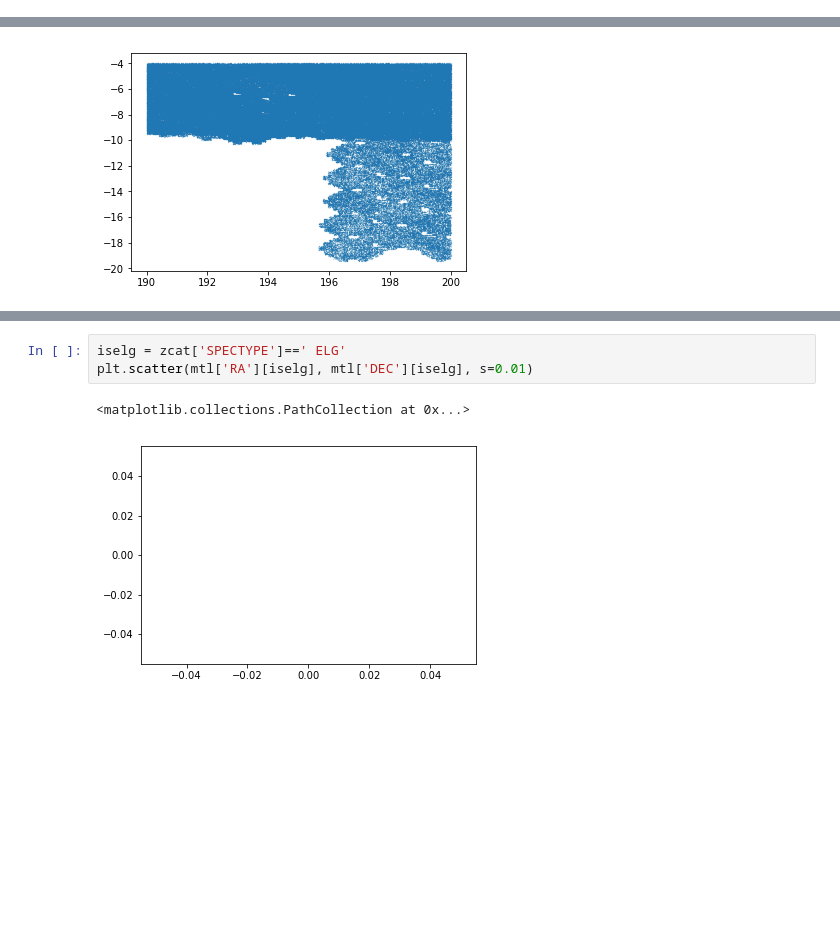
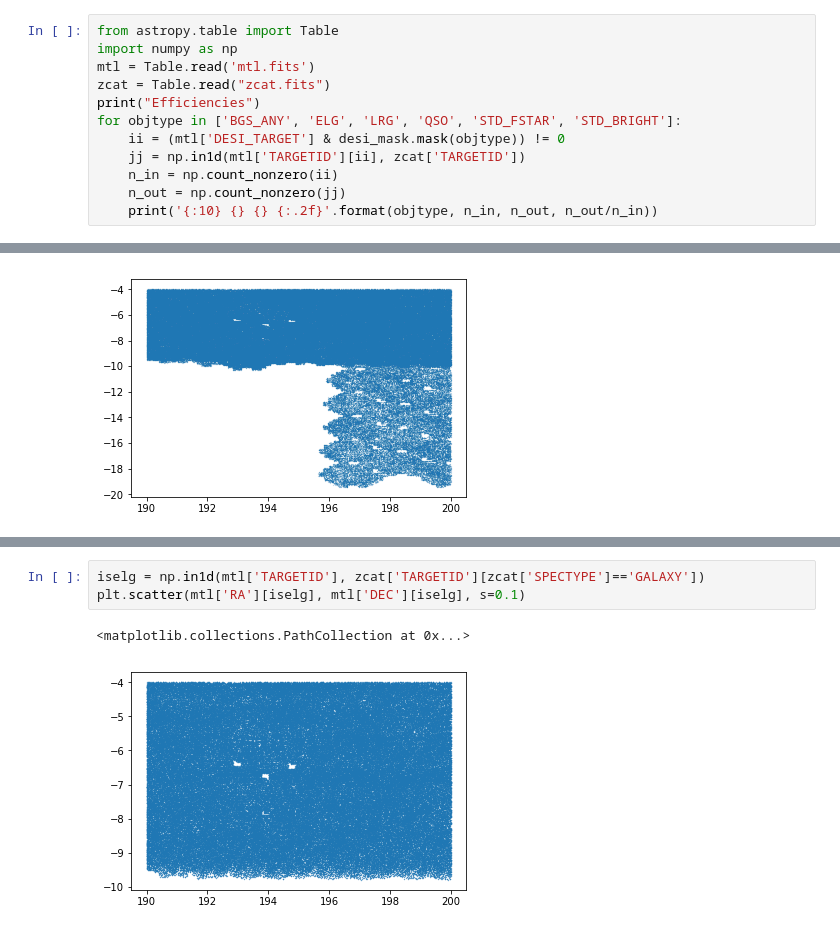
Before and after one commit to forero/SandboxDESI, a Jupyter notebook: decals/supplement_files_from_targets.ipynb, the cells around one changed output, grey strips where cells are left out. Saved outputs shown, nothing was run; the diff lists cells and outputs as text; blank space fills up the shorter version.

```diff
--- a/decals/supplement_files_from_targets.ipynb
+++ b/decals/supplement_files_from_targets.ipynb
@@ -88,0 +88,12 @@ Thu Nov 16 21:54:04 2017 QC done
+# %%
+from astropy.table import Table
+import numpy as np
+mtl = Table.read('mtl.fits')
+zcat = Table.read("zcat.fits")
+print("Efficiencies")
+for objtype in ['BGS_ANY', 'ELG', 'LRG', 'QSO', 'STD_FSTAR', 'STD_BRIGHT']:
+    ii = (mtl['DESI_TARGET'] & desi_mask.mask(objtype)) != 0
+    jj = np.in1d(mtl['TARGETID'][ii], zcat['TARGETID'])
+    n_in = np.count_nonzero(ii)
+    n_out = np.count_nonzero(jj)
+    print('{:10} {} {} {:.2f}'.format(objtype, n_in, n_out, n_out/n_in))
@@ -105,6 +136,6 @@ print(set(zcat['SPECTYPE']))
 # %%
-iselg = zcat['SPECTYPE']==' ELG'
-plt.scatter(mtl['RA'][iselg], mtl['DEC'][iselg], s=0.01)
+iselg = np.in1d(mtl['TARGETID'], zcat['TARGETID'][zcat['SPECTYPE']=='GALAXY'])
+plt.scatter(mtl['RA'][iselg], mtl['DEC'][iselg], s=0.1)
 # %% [output]
 <matplotlib.collections.PathCollection at 0x...>
-[figure, old version]
+[figure, new version]
```
Also changed, not shown: parts of 8 cells of this notebook.
